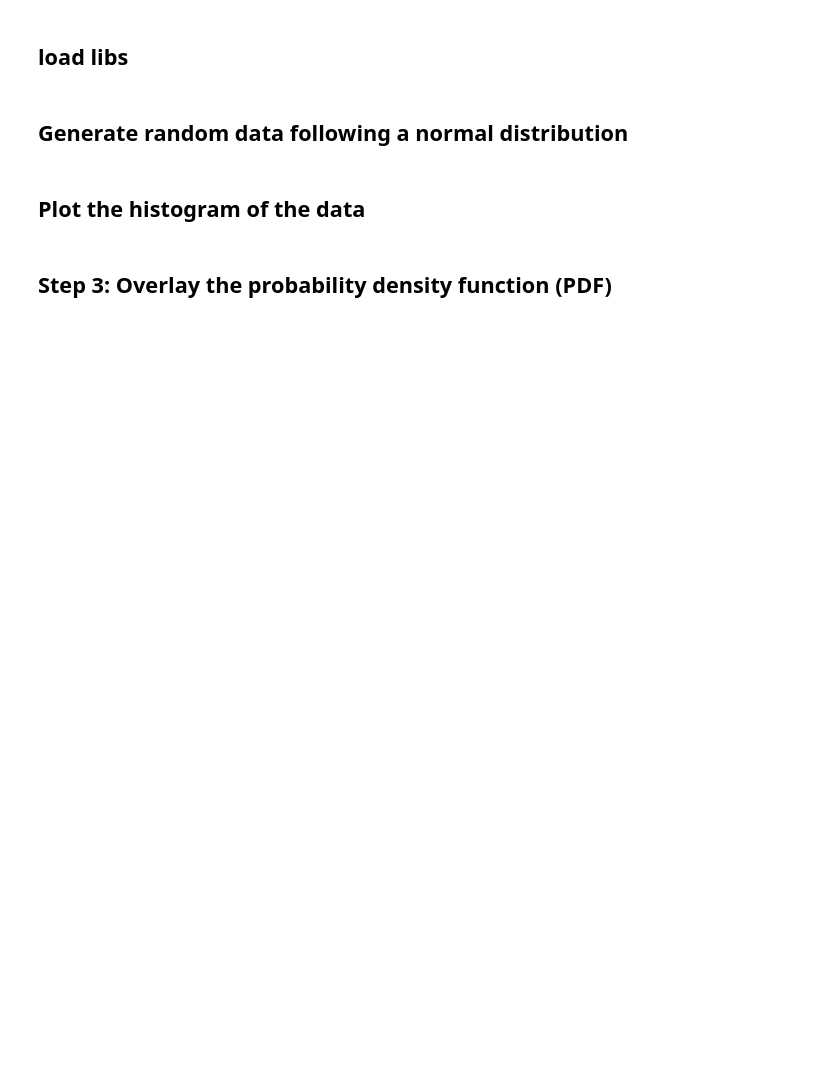
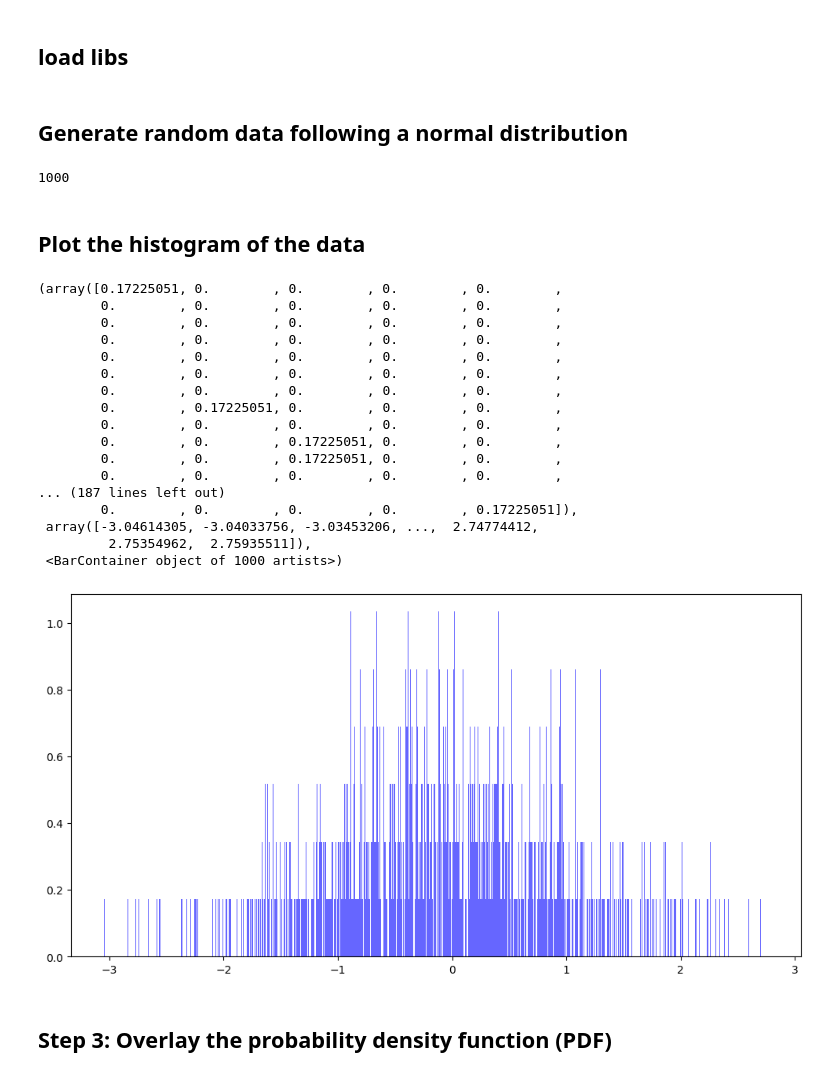
Before and after one commit to shaibachar/children, a Jupyter notebook: ex/ex1/normalDist.ipynb, the cells around one changed output. Cells and saved outputs as stored; diff of their text form; code cells hidden in the pictures; blank space fills up the shorter version.

```diff
--- a/ex/ex1/normalDist.ipynb
+++ b/ex/ex1/normalDist.ipynb
@@ -11,11 +11,34 @@ np.random.seed(0)  # For reproducibility
 mean = 0
 std_dev = 1
 data = np.random.normal(mean, std_dev, 1000)
+# %%
+len(data)
+# %% [output]
+1000
 # %% [markdown]
 ## Plot the histogram of the data
 # %%
 plt.figure(figsize=(12, 6))
-plt.hist(data, bins=30, density=True, alpha=0.6, color='b', label='Histogram of Data')
+plt.hist(data, bins=30, density=True, alpha=0.6, color='blue', label='Histogram of Data')
+# %% [output]
+(array([0.17225051, 0.        , 0.        , 0.        , 0.        ,
+        0.        , 0.        , 0.        , 0.        , 0.        ,
+        0.        , 0.        , 0.        , 0.        , 0.        ,
+        0.        , 0.        , 0.        , 0.        , 0.        ,
+        0.        , 0.        , 0.        , 0.        , 0.        ,
+        0.        , 0.        , 0.        , 0.        , 0.        ,
+        0.        , 0.        , 0.        , 0.        , 0.        ,
+        0.        , 0.17225051, 0.        , 0.        , 0.        ,
+        0.        , 0.        , 0.        , 0.        , 0.        ,
+        0.        , 0.        , 0.17225051, 0.        , 0.        ,
+        0.        , 0.        , 0.17225051, 0.        , 0.        ,
+        0.        , 0.        , 0.        , 0.        , 0.        ,
+... (187 lines left out)
+        0.        , 0.        , 0.        , 0.        , 0.17225051]),
+ array([-3.04614305, -3.04033756, -3.03453206, ...,  2.74774412,
+         2.75354962,  2.75935511]),
+ <BarContainer object of 1000 artists>)
+[figure, added]
 # %% [markdown]
 ## Step 3: Overlay the probability density function (PDF)
 # %%
```
Also changed, not shown: parts of 5 cells of this notebook, 2 other files.
